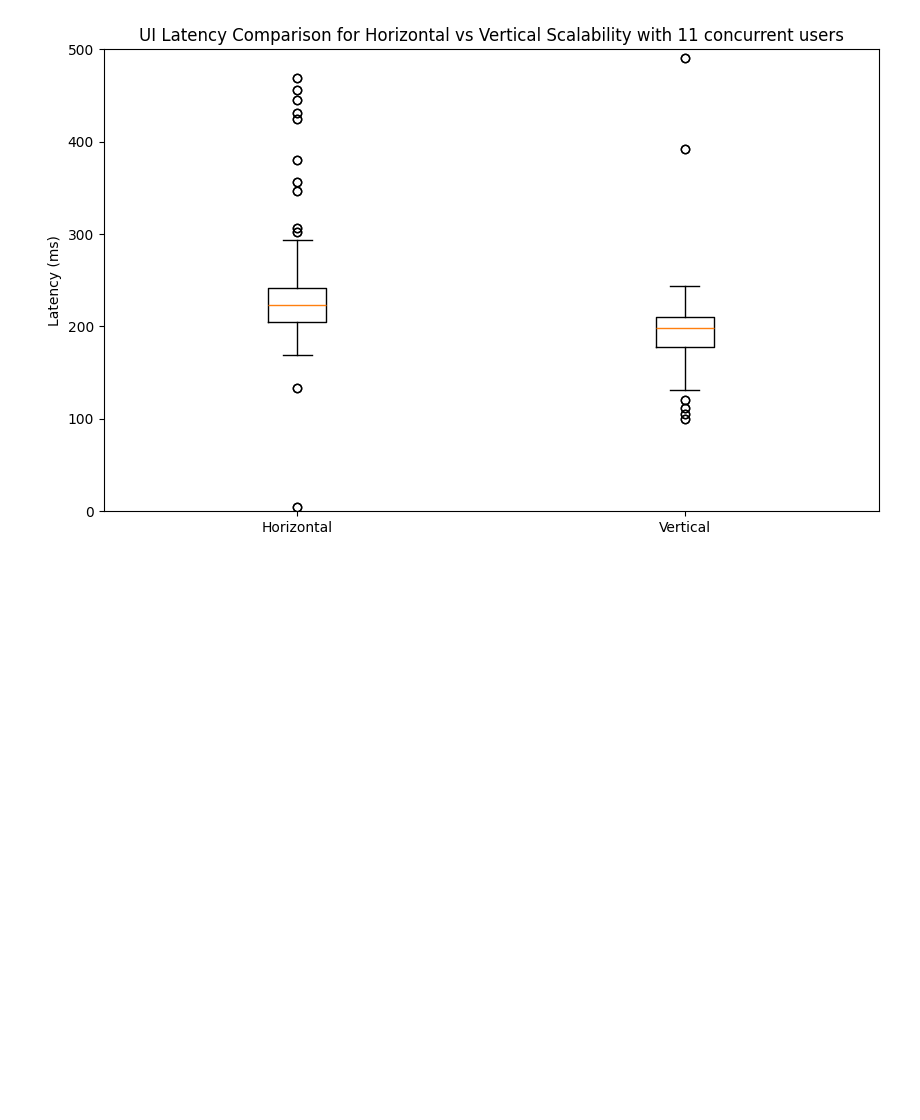
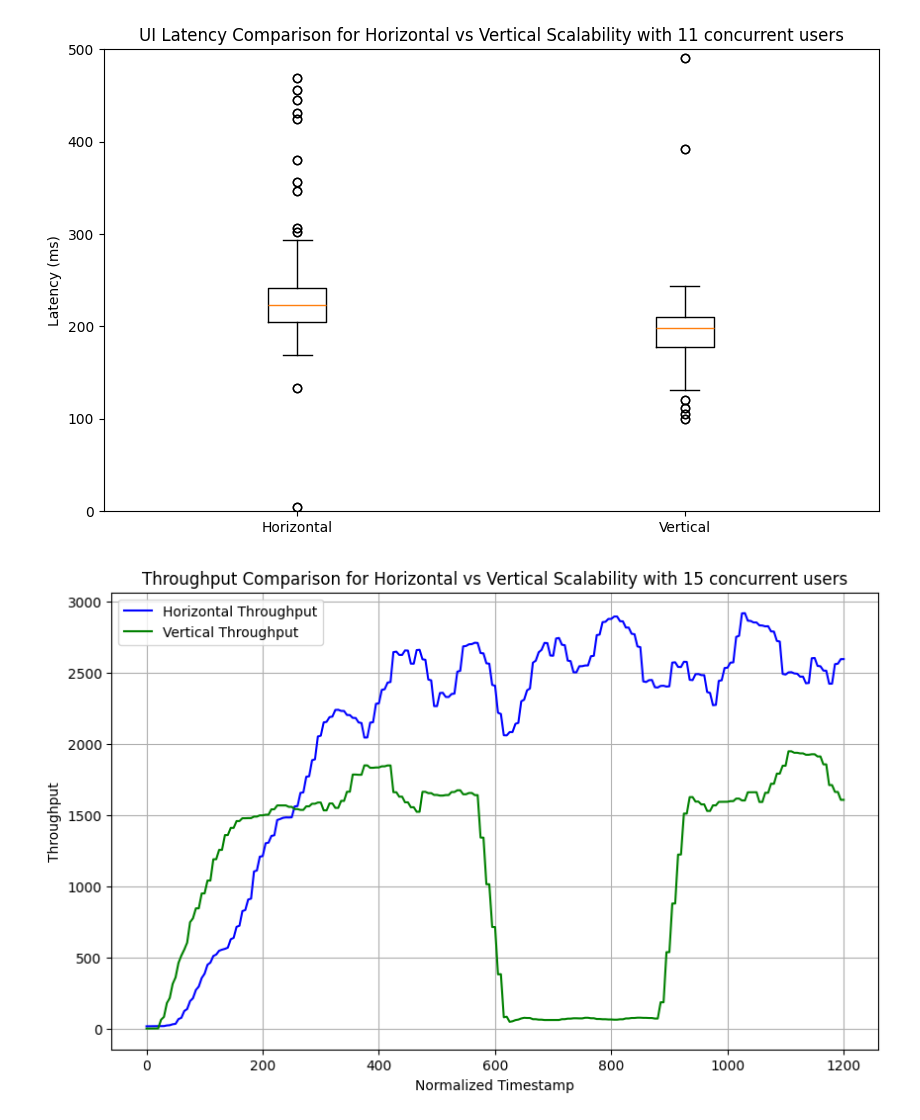
Before and after one commit to RaymondSWE/Thesis, a Jupyter notebook: analysis/notebook/testcase_analysis.ipynb, the cells around one changed output. Drawn from its saved outputs; the diff is of its cells as text; code cells hidden in the pictures; blank space fills up the shorter version.

```diff
--- a/analysis/notebook/testcase_analysis.ipynb
+++ b/analysis/notebook/testcase_analysis.ipynb
@@ -8,6 +8,8 @@ horizontal_latency_file = '../../results-with-loadbalancer/results-horizontal-la
 vertical_latency_file = '../../results-with-loadbalancer/results-vertical-latency-1-lb/exp2_21_2000_generic_Latency_1.csv'
 horizontal_ui_latency_file = '../../results-with-loadbalancer/results-horizontal-uiLatency-1-lb/exp0_11_4_generic_uiLatency_1.csv'
 vertical_ui_latency_file = '../../results-with-loadbalancer/results-vertical-uiLatency-1-lb/exp3_11_1000_generic_uiLatency_1.csv'
+horizontal_throughput_file = '../../results-with-loadbalancer/results-horizontal-throughput-1-lb/exp3_15_4_generic_throughput_1.csv'
+vertical_throughput_file = '../../results-with-loadbalancer/results-vertical-throughput-1-lb/exp2_15_2000_generic_throughput_1.csv'
 # %%
 def analyze_latency(horizontal_file, vertical_file, threshold=500, requirement=200):
     df_latency_horizontal = pd.read_csv(horizontal_file)
@@ -70,3 +76,28 @@ plot_latency_comparison(ui_latency_results['df_latency_horizontal_filtered'], ui
 # %% [output]
 [figure]
 [figure]
+# %%
+def plot_throughput(horizontal_file, vertical_file, title):
+    horizontal_data = pd.read_csv(horizontal_file)
+    vertical_data = pd.read_csv(vertical_file)
+
+    horizontal_data['timestamp'] -= horizontal_data['timestamp'].min()
+    vertical_data['timestamp'] -= vertical_data['timestamp'].min()
+
+    plt.figure(figsize=(10, 6))
+
+    plt.plot(horizontal_data['timestamp'], horizontal_data['value'], label='Horizontal Throughput', color='blue')
+    plt.plot(vertical_data['timestamp'], vertical_data['value'], label='Vertical Throughput', color='green')
+
+    plt.title(title)
+    plt.xlabel('Normalized Timestamp')
+    plt.ylabel('Throughput')
+    plt.legend()
+    plt.grid(True)
+
+    plt.show()
+
+
+plot_throughput(horizontal_throughput_file, vertical_throughput_file, 'Throughput Comparison for Horizontal vs Vertical Scalability with 15 concurrent users')
+# %% [output]
+[figure, added]
```
Also changed, not shown: parts of 1 cell of this notebook, 1 other file.
